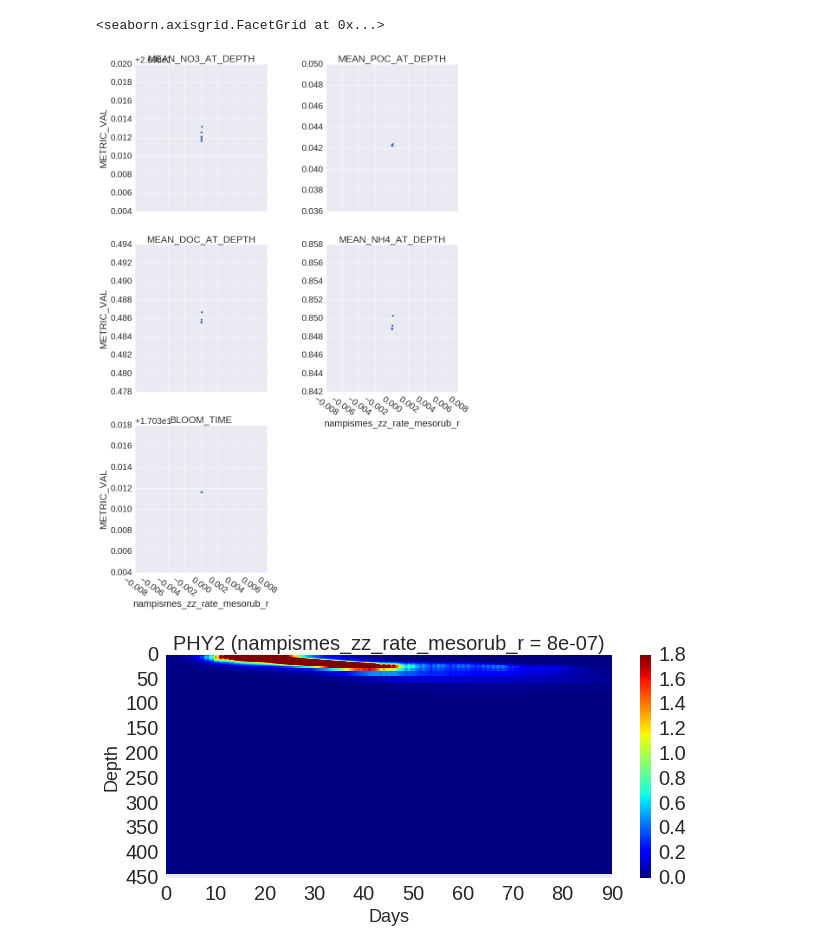
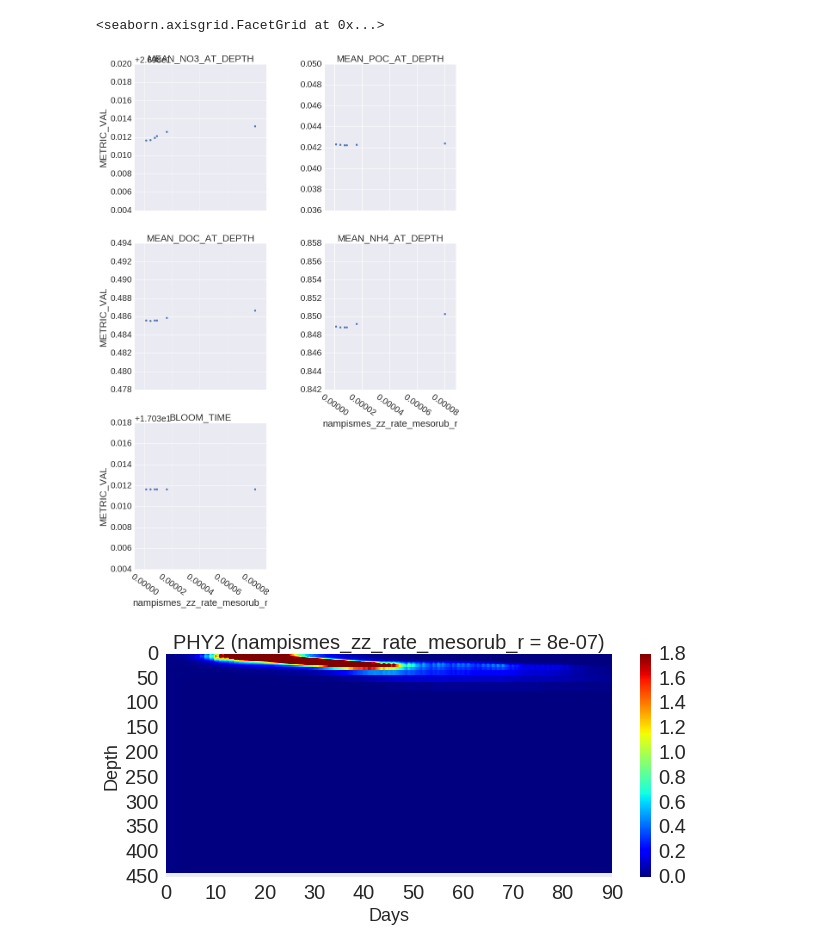
Before and after one commit to SalishSeaCast/analysis-james, a Jupyter notebook: notebooks/nampismes_june_15_analysis/nampismes_zz_rate_mesorub_r.ipynb, the cells around one changed output. Saved outputs shown, nothing was run; the diff lists cells and outputs as text; code cells hidden in the pictures.

```diff
--- a/notebooks/nampismes_june_15_analysis/nampismes_zz_rate_mesorub_r.ipynb
+++ b/notebooks/nampismes_june_15_analysis/nampismes_zz_rate_mesorub_r.ipynb
@@ -46,34 +46,35 @@ min_day_index = np.argmax(days > 30)
 max_day_index = len(days)
 
 mesh_mask = xr.open_dataset(group_results_directory + individual_directories[0] + '/' + mesh_mask_file)
 grid_heights = np.array(mesh_mask['e3t_1d'][0])
 
 param_metrics = pd.DataFrame()
 
 
 plot_tracers = ['NO3', 'POC', 'DOC', 'NH4']
 
 for param in param_vals:
     for tracer in plot_tracers:
         tracer_quantity_array = ((dataset_dict[param][tracer].values)*(grid_heights.reshape((1,40,1,1))))
         total_tracer_at_depth = tracer_quantity_array[min_day_index:max_day_index, min_depth_index:max_depth_index,:,:].sum()
         mean_tracer = total_tracer_at_depth/sum(grid_heights[min_depth_index:max_depth_index])/(max_day_index - min_day_index)/15
         param_metrics = param_metrics.append(pd.DataFrame({param_name:[param], "METRIC_NAME":['MEAN_'+tracer + "_AT_DEPTH"], "METRIC_VAL": [mean_tracer]}))
 
     phy2_qunatity_array = ((dataset_dict[param]["PHY2"].values)*(grid_heights.reshape((1,40,1,1))))
     phy2_qunatity_array.sum((0,3)).shape
     total_phy2 = phy2_qunatity_array.sum((1,2,3))
     bloom_time = days[np.argmax(total_phy2)]
     param_metrics = param_metrics.append(pd.DataFrame({param_name:[param], "METRIC_NAME":["BLOOM_TIME"], "METRIC_VAL": [bloom_time]}))
 
 
 fg = sns.FacetGrid(data=param_metrics, col = "METRIC_NAME",  sharey=False, col_wrap = 2, size = 6)
+fg.set(xlim=(min(param_metrics[param_name]) - 0.1*max(param_metrics[param_name]),1.1*max(param_metrics[param_name])))
 fg.map(plt.scatter, param_name, "METRIC_VAL").add_legend()
 fg.set_xticklabels(rotation=-35)
 fg.set_titles("{col_name}")
 # %% [output]
 <seaborn.axisgrid.FacetGrid at 0x...>
-[figure, old version]
+[figure, new version]
 # %%
 # Plot depth/time/DON heatmap for each value of alpha
 tracer = "PHY2"
```
Also changed, not shown: 7 other files.
